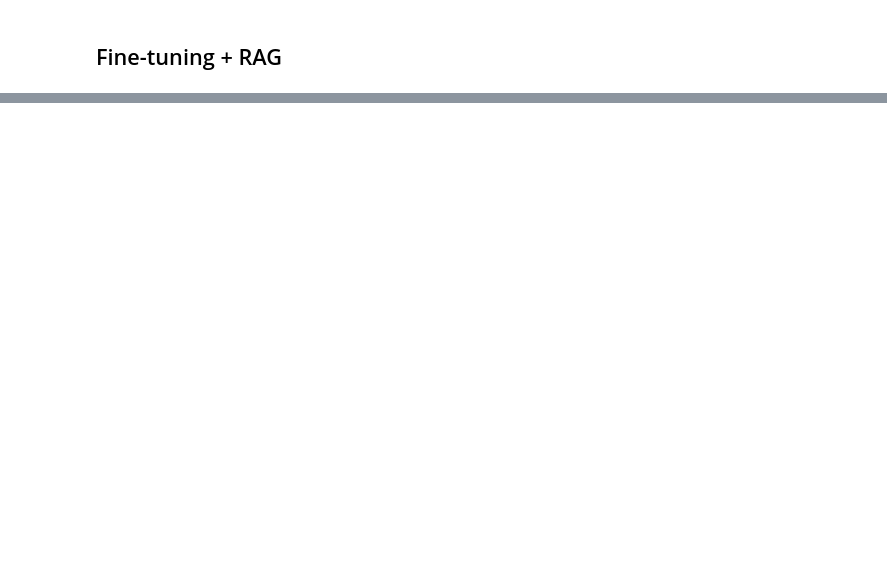
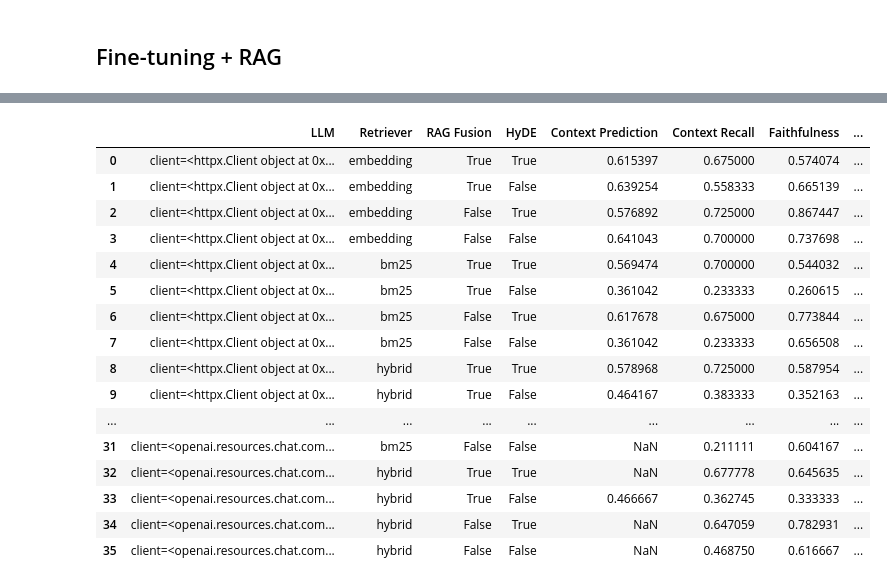
Before and after one commit to Velkey-Jozsef/onlab, a Jupyter notebook: rag.ipynb, the cells around one changed output, grey strips where cells are left out. Saved outputs shown, nothing was run; the diff lists cells and outputs as text; code cells hidden in the pictures; blank space fills up the shorter version.

```diff
--- a/rag.ipynb
+++ b/rag.ipynb
@@ -601,8 +792,11 @@ chain_raft = prompt | llm_raft
 # %%
-#Tesztekés egy kérdésen
+#Tesztelés egy kérdésen
 
 sample_query = repo_data_test[0]['question']
 print(f" Kérdés: {sample_query}")
+
+index = repo_data_test[0]['index']
+documents = repo_data_test[0]['documents']
 
 sample_relevant_docs = retrieve_relevant_document(sample_query, index, documents, OpenAIEmbeddings())
 sample_context_str = "\n\n".join(sample_relevant_docs)
@@ -659,0 +1007,35 @@ df_raft
+# %%
+def calc_evaluation_results(llm, retriever_type = "embedding", rag_fusion = False, hyde = False):
+    df = evaluate_test_data(llm, retriever_type, rag_fusion, hyde)
+
+    context_prediction = df["context_precision"].mean()
+    context_recall = df["context_recall"].mean()
+    faithfulness = df["faithfulness"].mean()
+    answer_relevancy = df["answer_relevancy"].mean()
+
+    return context_prediction, context_recall, faithfulness, answer_relevancy
+# %%
+import pandas as pd
+from itertools import product
+
+llm_values = [llm_mistral, llm_raft_mistral, llm_raft_openai]
+retriever_types = ["embedding", "bm25", "hybrid"]
+rag_fusion_options = [True, False]
+hyde_options = [True, False]
+
+
+combinations = list(product(llm_values, retriever_types, rag_fusion_options, hyde_options))
+
+results = []
+for llm, retriever, fusion, hyde in combinations:
+    ctx_pred, ctx_recall, faithful, answer_rel = calc_evaluation_results(llm, retriever, fusion, hyde)
+    results.append({
+        "LLM": llm,
+        "Retriever": retriever,
+        "RAG Fusion": fusion,
+        "HyDE": hyde,
+        "Context Prediction": ctx_pred,
+        "Context Recall": ctx_recall,
+        "Faithfulness": faithful,
+        "Answer Relevancy": answer_rel
+    })
@@ -659,0 +1060,23 @@ df_raft
+# %%
+df = pd.DataFrame(results)
+# %%
+pd.set_option('display.max_colwidth', None)
+df
+# %% [output]
+|  | LLM | Retriever | RAG Fusion | HyDE | Context Prediction | Context Recall | Faithfulness | ... |
+| 0 | client=<httpx.Client object at 0x... | embedding | True | True | 0.615397 | 0.675000 | 0.574074 | ... |
+| 1 | client=<httpx.Client object at 0x... | embedding | True | False | 0.639254 | 0.558333 | 0.665139 | ... |
+| 2 | client=<httpx.Client object at 0x... | embedding | False | True | 0.576892 | 0.725000 | 0.867447 | ... |
+| 3 | client=<httpx.Client object at 0x... | embedding | False | False | 0.641043 | 0.700000 | 0.737698 | ... |
+| 4 | client=<httpx.Client object at 0x... | bm25 | True | True | 0.569474 | 0.700000 | 0.544032 | ... |
+| 5 | client=<httpx.Client object at 0x... | bm25 | True | False | 0.361042 | 0.233333 | 0.260615 | ... |
+| 6 | client=<httpx.Client object at 0x... | bm25 | False | True | 0.617678 | 0.675000 | 0.773844 | ... |
+| 7 | client=<httpx.Client object at 0x... | bm25 | False | False | 0.361042 | 0.233333 | 0.656508 | ... |
+| 8 | client=<httpx.Client object at 0x... | hybrid | True | True | 0.578968 | 0.725000 | 0.587954 | ... |
+| 9 | client=<httpx.Client object at 0x... | hybrid | True | False | 0.464167 | 0.383333 | 0.352163 | ... |
+| ... | ... | ... | ... | ... | ... | ... | ... | ... |
+| 31 | client=<openai.resources.chat.com... | bm25 | False | False | NaN | 0.211111 | 0.604167 | ... |
+| 32 | client=<openai.resources.chat.com... | hybrid | True | True | NaN | 0.677778 | 0.645635 | ... |
+| 33 | client=<openai.resources.chat.com... | hybrid | True | False | 0.466667 | 0.362745 | 0.333333 | ... |
+| 34 | client=<openai.resources.chat.com... | hybrid | False | True | NaN | 0.647059 | 0.782931 | ... |
+| 35 | client=<openai.resources.chat.com... | hybrid | False | False | NaN | 0.468750 | 0.616667 | ... |
```
Also changed, not shown: parts of 74 cells of this notebook, 1 other file.
